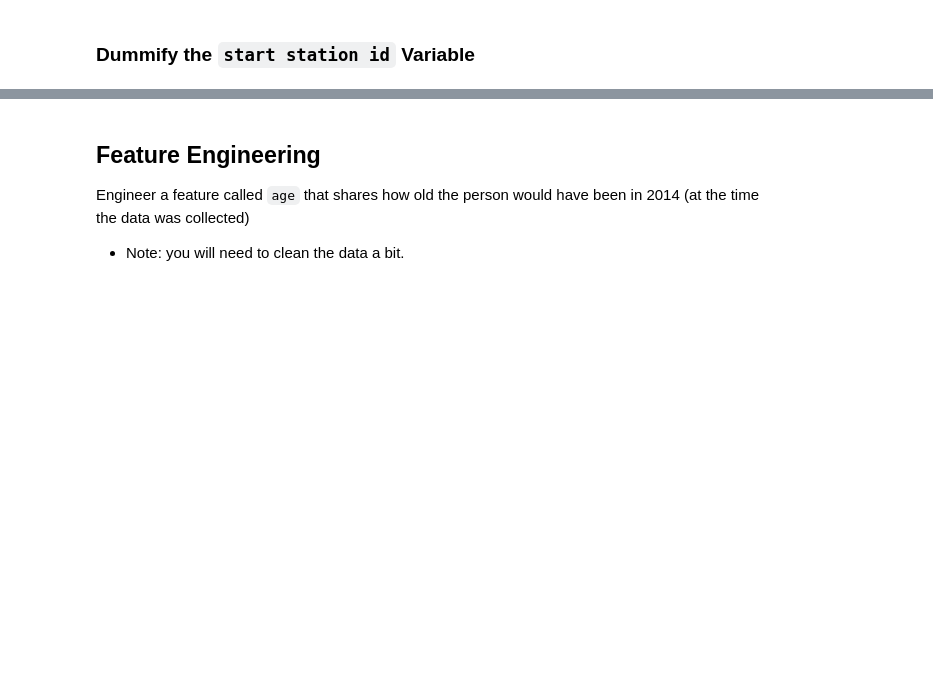
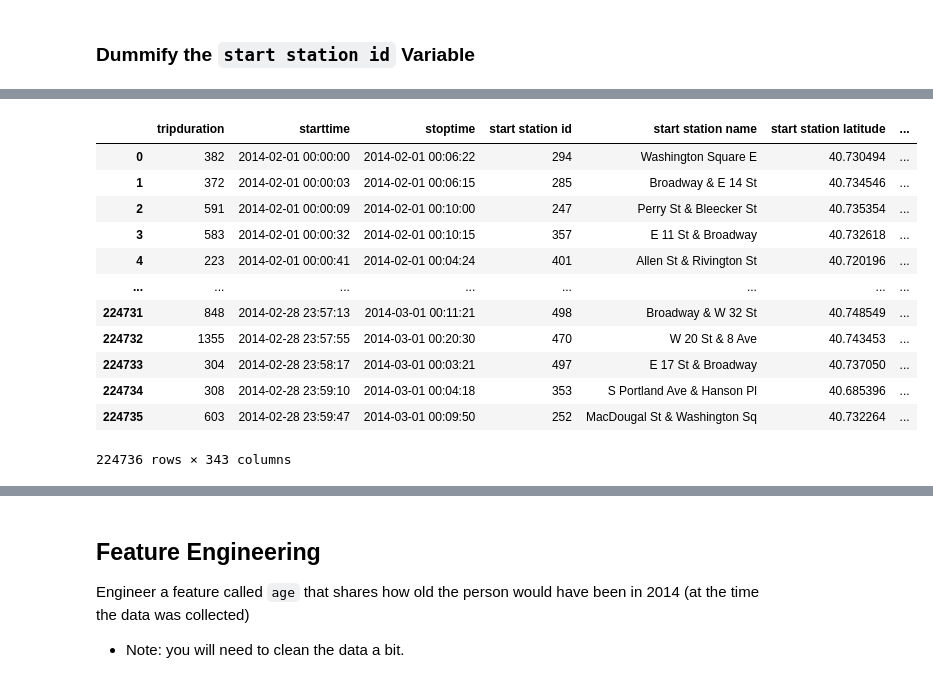
Before and after one commit to amcurley/GA_projects, a Jupyter notebook: Labs/3.02-lab-regression-and-model-validation-master/randvalsub.ipynb, the cells around one changed output, grey strips where cells are left out. Drawn from its saved outputs; the diff is of its cells as text; code cells hidden in the pictures; blank space fills up the shorter version.

```diff
--- a/Labs/3.02-lab-regression-and-model-validation-master/randvalsub.ipynb
+++ b/Labs/3.02-lab-regression-and-model-validation-master/randvalsub.ipynb
@@ -113,2 +85,8 @@ for n in citibike['birth year']:
+# %%
+def clean_by(cell):
+    if cell == '\\N':
+        return 1979
+    else:
+        return float(cell)
 # %%
-citibike['birth year'] = citibike['birth year'].astype(float)
+citibike['birth year'] = citibike['birth year'].map(clean_by)
@@ -181,0 +164,20 @@ Conduct a hypothesis test that checks whether or not the average trip duration i
+# %%
+df = pd.get_dummies(citibike['start station id'], drop_first=True)
+# %%
+citibike = citibike.join(df)
+# %%
+citibike
+# %% [output]
+|  | tripduration | starttime | stoptime | start station id | start station name | start station latitude | ... |
+| 0 | 382 | 2014-02-01 00:00:00 | 2014-02-01 00:06:22 | 294 | Washington Square E | 40.730494 | ... |
+| 1 | 372 | 2014-02-01 00:00:03 | 2014-02-01 00:06:15 | 285 | Broadway & E 14 St | 40.734546 | ... |
+| 2 | 591 | 2014-02-01 00:00:09 | 2014-02-01 00:10:00 | 247 | Perry St & Bleecker St | 40.735354 | ... |
+| 3 | 583 | 2014-02-01 00:00:32 | 2014-02-01 00:10:15 | 357 | E 11 St & Broadway | 40.732618 | ... |
+| 4 | 223 | 2014-02-01 00:00:41 | 2014-02-01 00:04:24 | 401 | Allen St & Rivington St | 40.720196 | ... |
+| ... | ... | ... | ... | ... | ... | ... | ... |
+| 224731 | 848 | 2014-02-28 23:57:13 | 2014-03-01 00:11:21 | 498 | Broadway & W 32 St | 40.748549 | ... |
+| 224732 | 1355 | 2014-02-28 23:57:55 | 2014-03-01 00:20:30 | 470 | W 20 St & 8 Ave | 40.743453 | ... |
+| 224733 | 304 | 2014-02-28 23:58:17 | 2014-03-01 00:03:21 | 497 | E 17 St & Broadway | 40.737050 | ... |
+| 224734 | 308 | 2014-02-28 23:59:10 | 2014-03-01 00:04:18 | 353 | S Portland Ave & Hanson Pl | 40.685396 | ... |
+| 224735 | 603 | 2014-02-28 23:59:47 | 2014-03-01 00:09:50 | 252 | MacDougal St & Washington Sq | 40.732264 | ... |
+224736 rows × 343 columns
```
Also changed, not shown: parts of 39 cells of this notebook.
